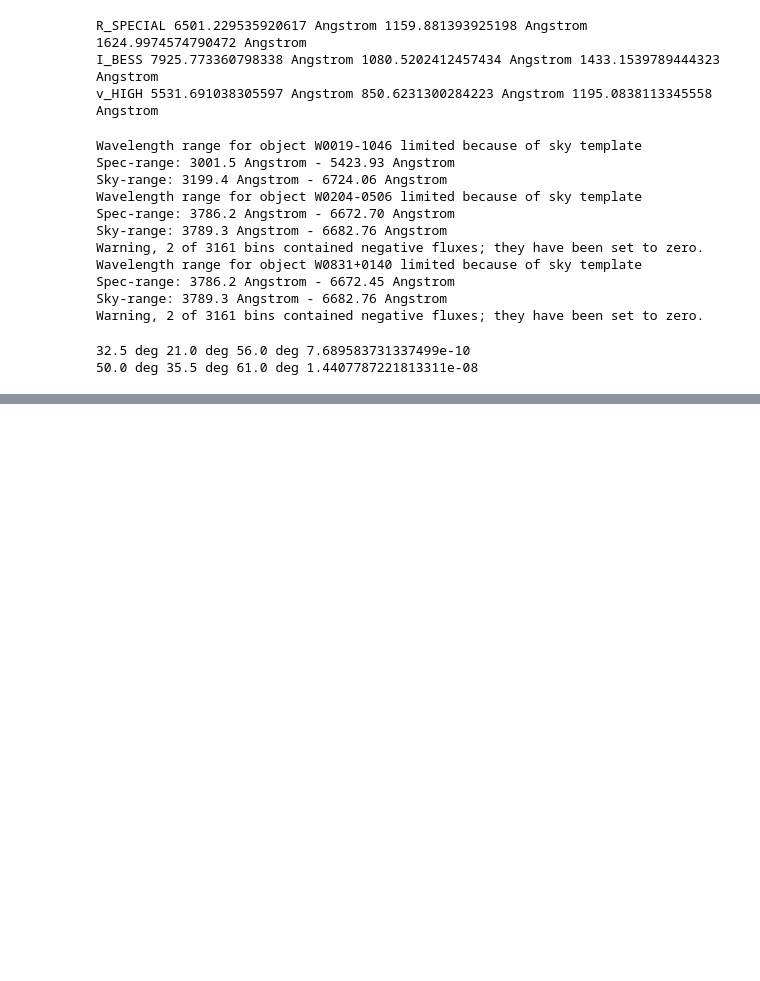
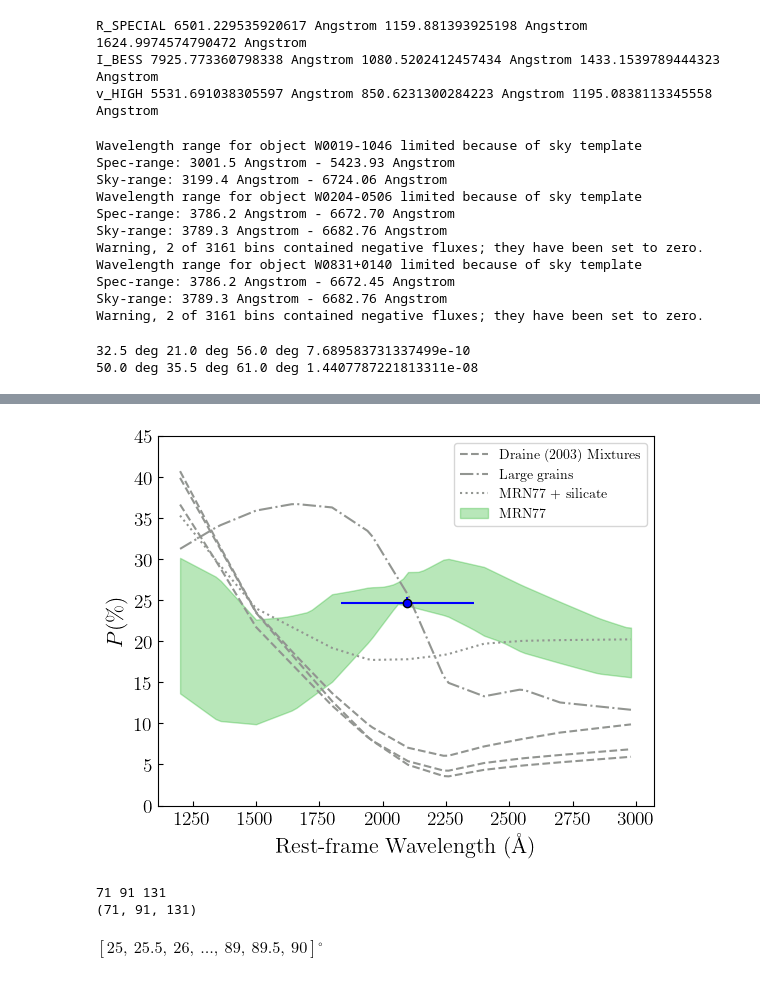
Before and after one commit to rjassef/Impol_BHDs_repo, a Jupyter notebook: plots/SKIRTOR_fit_onesided/fit_pfrac.W0204.ipynb, the cells around one changed output, grey strips where cells are left out. Drawn from its saved outputs; the diff is of its cells as text; code cells hidden in the pictures; blank space fills up the shorter version.

```diff
--- a/plots/SKIRTOR_fit_onesided/fit_pfrac.W0204.ipynb
+++ b/plots/SKIRTOR_fit_onesided/fit_pfrac.W0204.ipynb
@@ -115,0 +143,54 @@ plt.legend()
+# %%
+fig, ax = plt.subplots(1)#, figsize=(10,4))
+plt.subplots_adjust(wspace=0., hspace=0.)
+
+ax.tick_params(axis='both', which='both', direction='in', labelsize=14)
+
+lam_grid = np.arange(1200., 3000., 20.)*u.AA
+
+#labels = ['Draine (2003) Mixtures', None, None, 'Small grains graphite only', 'Large grains', 'MRN77 + silicate']
+labels = ['Draine (2003) Mixtures', None, None, 'Large grains', 'MRN77 + silicate']
+for mm, osk in enumerate(other_sk):
+    kk = np.argmin(other_chi2[mm])
+    ls = 'dashed'
+    if mm==3:
+        ls = 'dashdot'
+    elif mm==4:
+        ls = 'dotted'
+    ax.plot(lam_grid, 100*osk.p((iang_grid[kk]*np.ones(lam_grid.shape), lam_grid)), c='xkcd:grey',ls=ls, label=labels[mm])
+
+min_curve = np.zeros(len(lam_grid)) + 1e32
+max_curve = np.zeros(len(lam_grid))
+for cone_type in cone_types:
+    for ind in np.argwhere(chi2_map[wid][cone_type]<1.0):
+        i1, j1, k1 = ind
+        #curve = 100*pws[cone_type].p((tang_grid[i1]*np.ones(lam_grid.shape), cang_grid[j1]*np.ones(lam_grid.shape), iang_grid[k1]*np.ones(lam_grid.shape), lam_grid))
+        curve = 100*pws_linear[cone_type].p((tang_grid[i1]*np.ones(lam_grid.shape), cang_grid[j1]*np.ones(lam_grid.shape), iang_grid[k1]*np.ones(lam_grid.shape), lam_grid))
+        min_curve = np.where(curve<min_curve, curve, min_curve)
+        max_curve = np.where(curve>max_curve, curve, max_curve)
+ax.fill_between(lam_grid.value, min_curve, max_curve, color='xkcd:green', alpha=0.3, label='MRN77')
+
+for bname in op.pfrac[wid].keys():
+
+    ax.errorbar([bands.bp[bname].barlam().value/(1+op.z[wid])], [op.pfrac[wid][bname]], xerr=[bands.bp[bname].rectwidth().value/2./(1+op.z[wid])], yerr=[op.epfrac[wid][bname]], marker='o', c='blue', markeredgecolor='black')
+
+ax.legend()#loc=(0.67, 0.7))
+
+ax.set_ylim([0., 45.])
+
+ax.set_ylabel(r"$P (\%)$", fontsize=16)
+ax.set_xlabel(r"Rest-frame Wavelength $(\rm \AA)$", fontsize=16)
+
+fig.savefig("SKIRTOR_W0204.png", dpi=200, bbox_inches='tight')
+# %% [output]
+[figure, added]
+# %%
+print(len(tang_grid), len(cang_grid), len(iang_grid))
+print(chi2_map[wid][cone_types[0]].shape)
+# %% [output]
+71 91 131
+(71, 91, 131)
+# %%
+iang_grid
+# %% [output]
+$[25,~25.5,~26,~\dots,~89,~89.5,~90]\mathrm{{}^{\circ}}$
```
Also changed, not shown: parts of 8 cells of this notebook, 5 other files.
